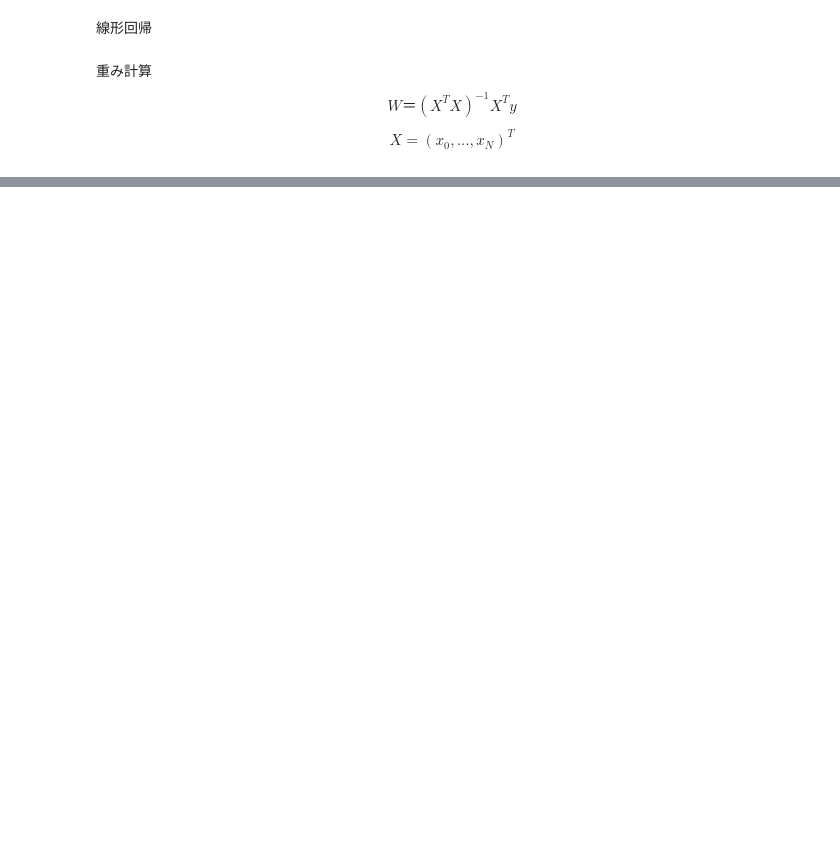
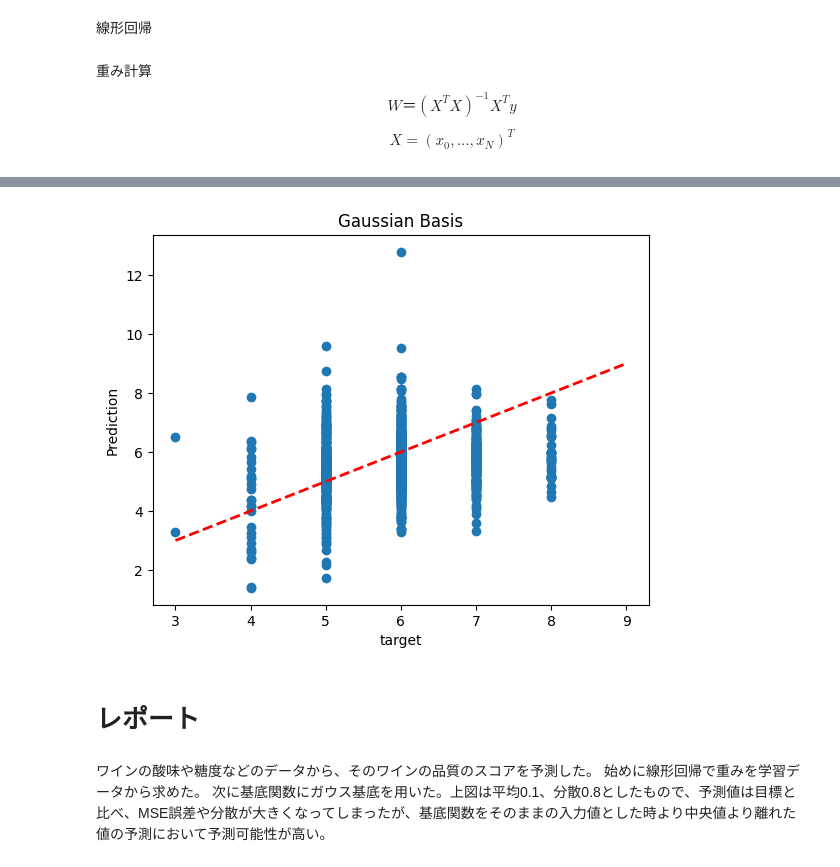
Before and after one commit to ryosukeaaaaa/LinearRegression, a Jupyter notebook: LinearRegression_report.ipynb, the cells around one changed output, grey strips where cells are left out. Cells and saved outputs as stored; diff of their text form; code cells hidden in the pictures; blank space fills up the shorter version.

```diff
--- a/LinearRegression_report.ipynb
+++ b/LinearRegression_report.ipynb
@@ -86,0 +89,8 @@ plt.show()
+# %%
+def linear_regression_gauss(X0, y):
+    n_points = len(X0)
+    gaus_X = gaussian_basis(X0, 0.1, 0.8)
+    X = np.concatenate([np.ones((n_points, 1)), gaus_X], axis=1)
+    #Xは[観測数,特徴量]の形だから、X.Tは[特徴量,観測数]の形になる
+    W = np.linalg.inv(X.T @ X) @ X.T @ y
+    return W
@@ -86,0 +118,22 @@ plt.show()
+# %%
+import matplotlib.pyplot as plt
+#グラフ表示
+plt.scatter(r_test, r_pred) #散布図
+plt.xlabel('target')
+plt.ylabel('Prediction')
+plt.title('Gaussian Basis')
+
+# y=x の補助線を追加
+max_val = 9
+min_val = 3
+plt.plot([min_val, max_val], [min_val, max_val], color='red', linestyle='--', linewidth=2)
+
+plt.show()
+# %% [output]
+[figure, added]
+# %% [markdown]
+# レポート
+# %% [markdown]
+ワインの酸味や糖度などのデータから、そのワインの品質のスコアを予測した。
+始めに線形回帰で重みを学習データから求めた。
+次に基底関数にガウス基底を用いた。上図は平均0.1、分散0.8としたもので、予測値は目標と比べ、MSE誤差や分散が大きくなってしまったが、基底関数をそのままの入力値とした時より中央値より離れた値の予測において予測可能性が高い。
```
Also changed, not shown: parts of 10 cells of this notebook.
